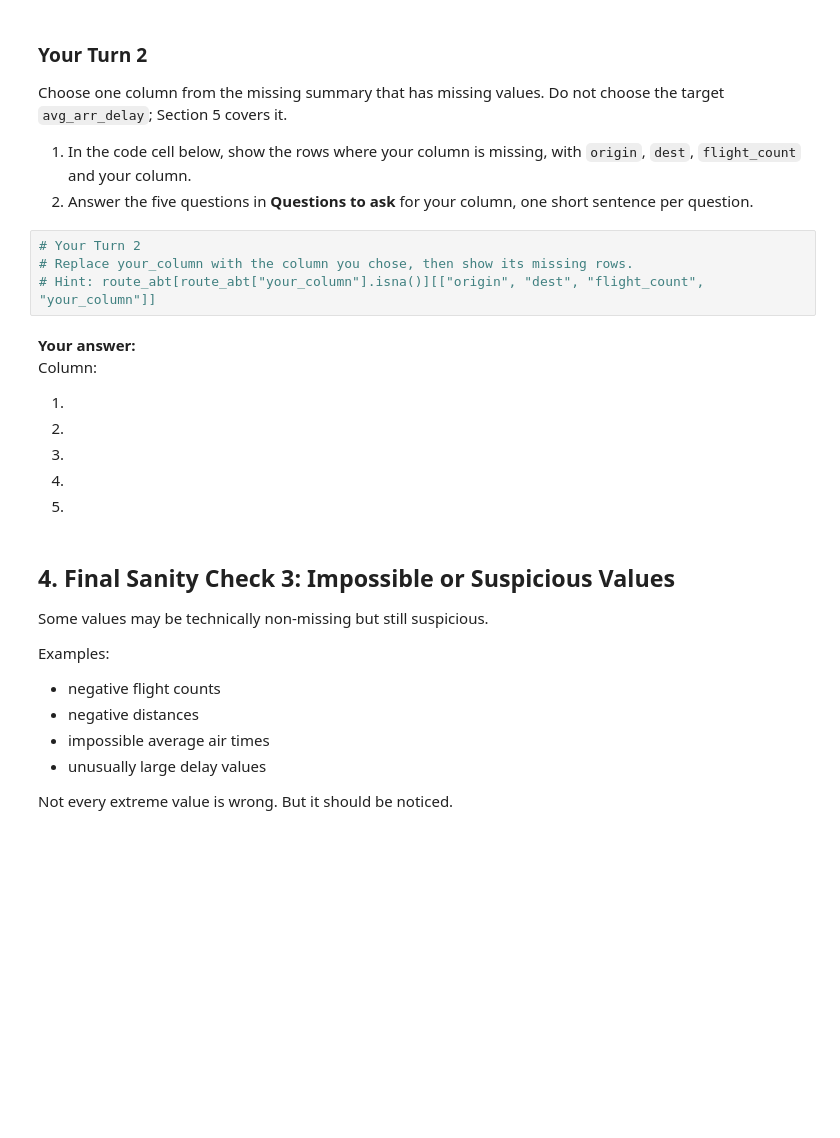
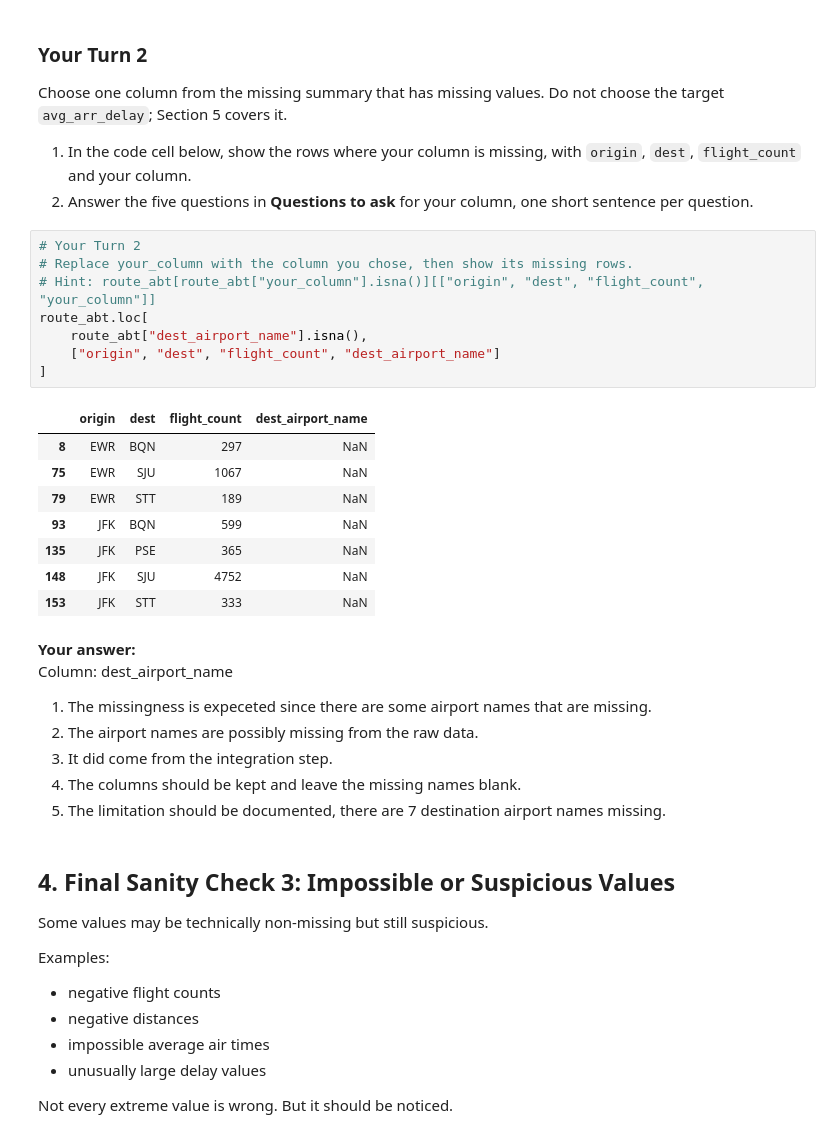
Before and after one commit to gracewimer/ban6003-week11-gracewimer, a Jupyter notebook: notebooks/module11_abt_documentation_guided_lab.ipynb, the cells around one changed output. Drawn from its saved outputs; the diff is of its cells as text; blank space fills up the shorter version.

```diff
--- a/notebooks/module11_abt_documentation_guided_lab.ipynb
+++ b/notebooks/module11_abt_documentation_guided_lab.ipynb
@@ -191,16 +242,29 @@ Choose one column from the missing summary that has missing values. Do not choos
 # %%
 # Your Turn 2
 # Replace your_column with the column you chose, then show its missing rows.
 # Hint: route_abt[route_abt["your_column"].isna()][["origin", "dest", "flight_count", "your_column"]]
+route_abt.loc[
+    route_abt["dest_airport_name"].isna(),
+    ["origin", "dest", "flight_count", "dest_airport_name"]
+]
+# %% [output]
+|  | origin | dest | flight_count | dest_airport_name |
+| 8 | EWR | BQN | 297 | NaN |
+| 75 | EWR | SJU | 1067 | NaN |
+| 79 | EWR | STT | 189 | NaN |
+| 93 | JFK | BQN | 599 | NaN |
+| 135 | JFK | PSE | 365 | NaN |
+| 148 | JFK | SJU | 4752 | NaN |
+| 153 | JFK | STT | 333 | NaN |
 # %% [markdown]
 **Your answer:**
-Column:
+Column: dest_airport_name
 
-1.
-2.
-3.
-4.
-5.
+1. The missingness is expeceted since there are some airport names that are missing.
+2. The airport names are possibly missing from the raw data.
+3. It did come from the integration step.
+4. The columns should be kept and leave the missing names blank.
+5. The limitation should be documented, there are 7 destination airport names missing.
 # %% [markdown]
 ## 4. Final Sanity Check 3: Impossible or Suspicious Values
 
```
Also changed, not shown: parts of 30 cells of this notebook, 3 other files.
